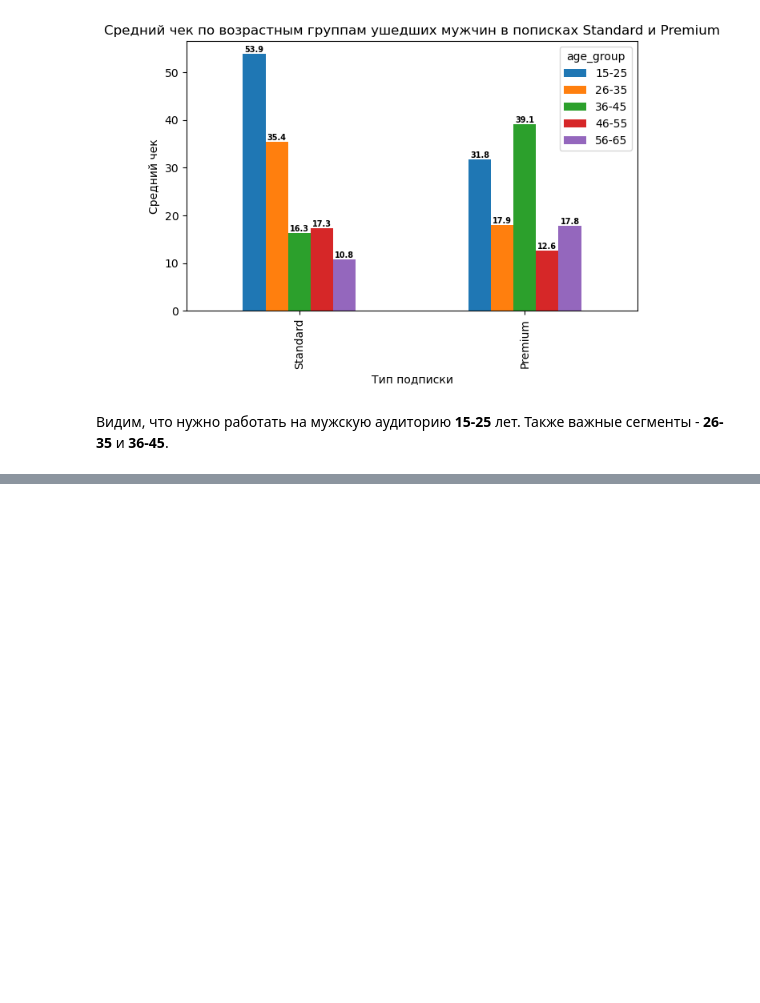
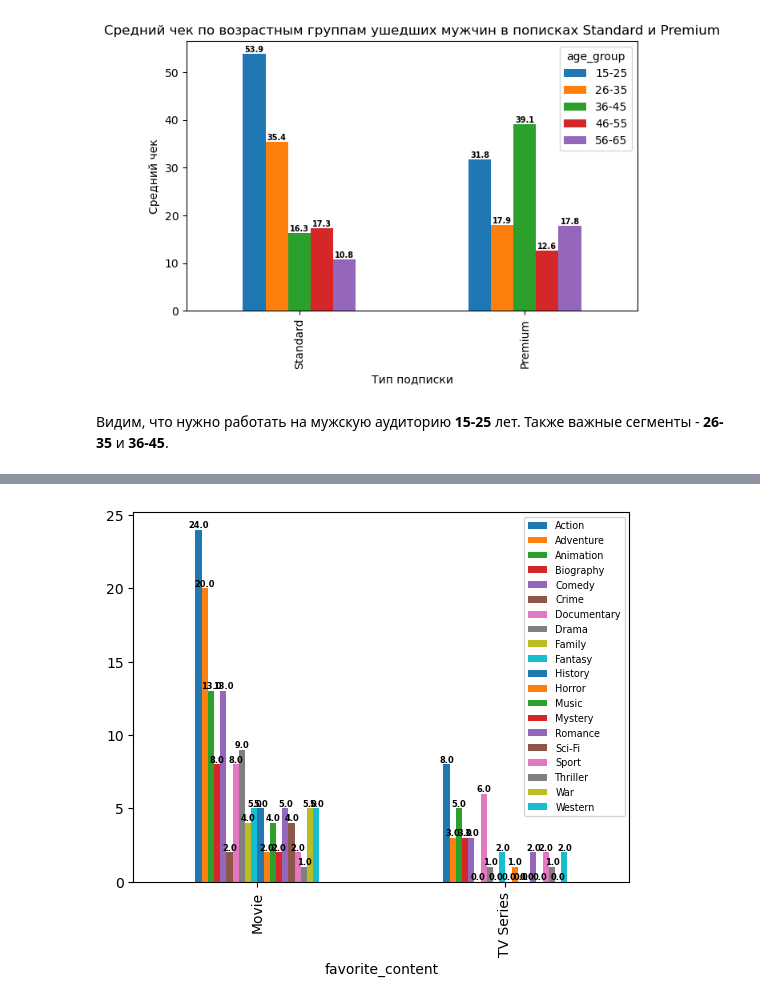
Before and after one commit to rouch314/netflix-users-behavior-analysis, a Jupyter notebook: netflix-analysis.ipynb, the cells around one changed output, grey strips where cells are left out. Saved outputs shown, nothing was run; the diff lists cells and outputs as text; code cells hidden in the pictures; blank space fills up the shorter version.

```diff
--- a/netflix-analysis.ipynb
+++ b/netflix-analysis.ipynb
@@ -1331,0 +1352,11 @@ plt.show()
+# %%
+youngest_fav_content = df[(df['is_active']==0) & (df['age_group'] == '15-25')].groupby(['favorite_content', 'favorite_genre'])['user_id'].count()
+# %%
+plot = youngest_fav_content[['Movie', 'TV Series']].unstack().plot(kind='bar')
+for i in plot.containers:
+    plot.bar_label(i, fmt='%.1f', fontsize=6, fontweight='bold')
+
+plot.legend(loc='upper right', fontsize='x-small')
+plt.show()
+# %% [output]
+[figure, added]
```
Also changed, not shown: parts of 2 cells of this notebook.
